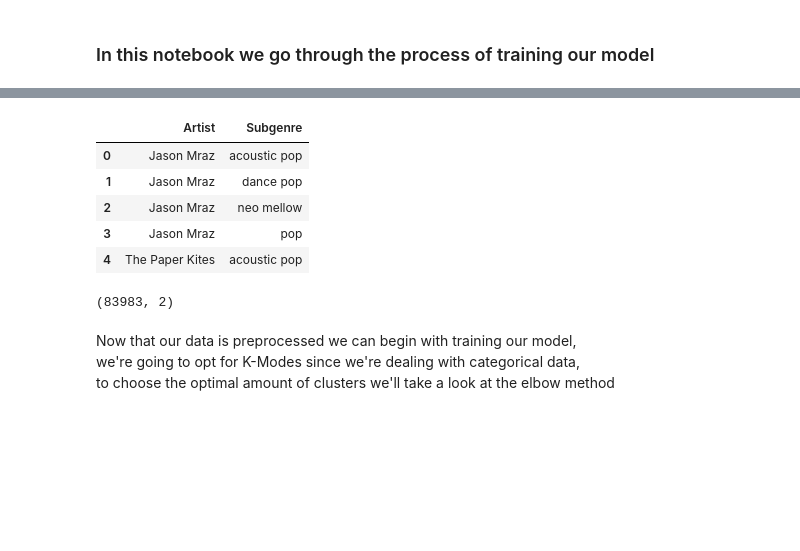
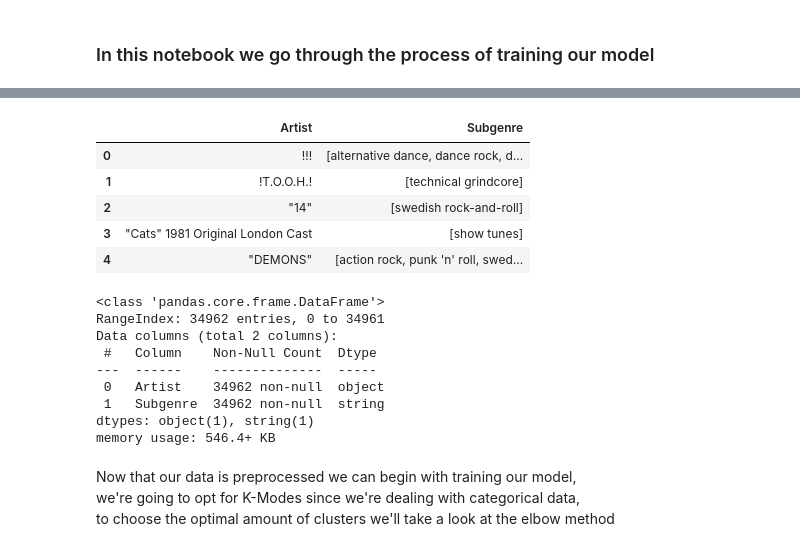
Before and after one commit to moeb15/spotify_recommender, a Jupyter notebook: build_model.ipynb, the cells around one changed output, grey strips where cells are left out. Saved outputs shown, nothing was run; the diff lists cells and outputs as text; code cells hidden in the pictures; blank space fills up the shorter version.

```diff
--- a/build_model.ipynb
+++ b/build_model.ipynb
@@ -25,17 +22,12 @@ ag_df.head()
 # %%
 ag_df2 = ag_df[~(ag_df['Subgenre'].str.contains('sleep'))].copy()
-#ag_df2['Artist'] = artist_enc.fit_transform(ag_df2['Artist'])
-#ag_df2['Subgenre'] = genre_enc.fit_transform(ag_df2['Subgenre'])
 
-ag_df2.head()
+transactional_data = ag_df2.groupby('Artist')['Subgenre'].agg(list).reset_index()
+transactional_data.head()
 # %% [output]
 |  | Artist | Subgenre |
-| 0 | Jason Mraz | acoustic pop |
-| 1 | Jason Mraz | dance pop |
-| 2 | Jason Mraz | neo mellow |
-| 3 | Jason Mraz | pop |
-| 4 | The Paper Kites | acoustic pop |
+| 0 | !!! | [alternative dance, dance rock, d... |
+| 1 | !T.O.O.H.! | [technical grindcore] |
+| 2 | "14" | [swedish rock-and-roll] |
+| 3 | "Cats" 1981 Original London Cast | [show tunes] |
+| 4 | "DEMONS" | [action rock, punk 'n' roll, swed... |
-# %%
-ag_df.shape
-# %% [output]
-(83983, 2)
@@ -41,0 +36,12 @@ ag_df.shape
+# %%
+transactional_data.info()
+# %% [output]
+<class 'pandas.core.frame.DataFrame'>
+RangeIndex: 34962 entries, 0 to 34961
+Data columns (total 2 columns):
+ #   Column    Non-Null Count  Dtype
+---  ------    --------------  -----
+ 0   Artist    34962 non-null  object
+ 1   Subgenre  34962 non-null  string
+dtypes: object(1), string(1)
+memory usage: 546.4+ KB
```
Also changed, not shown: parts of 10 cells of this notebook, 1 other file.
